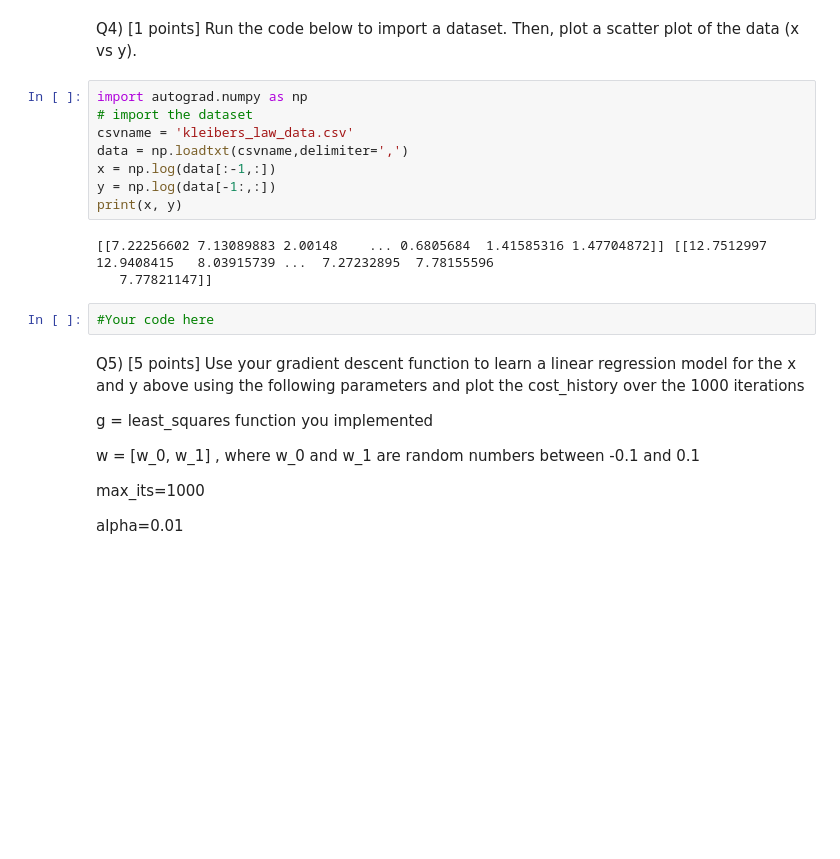
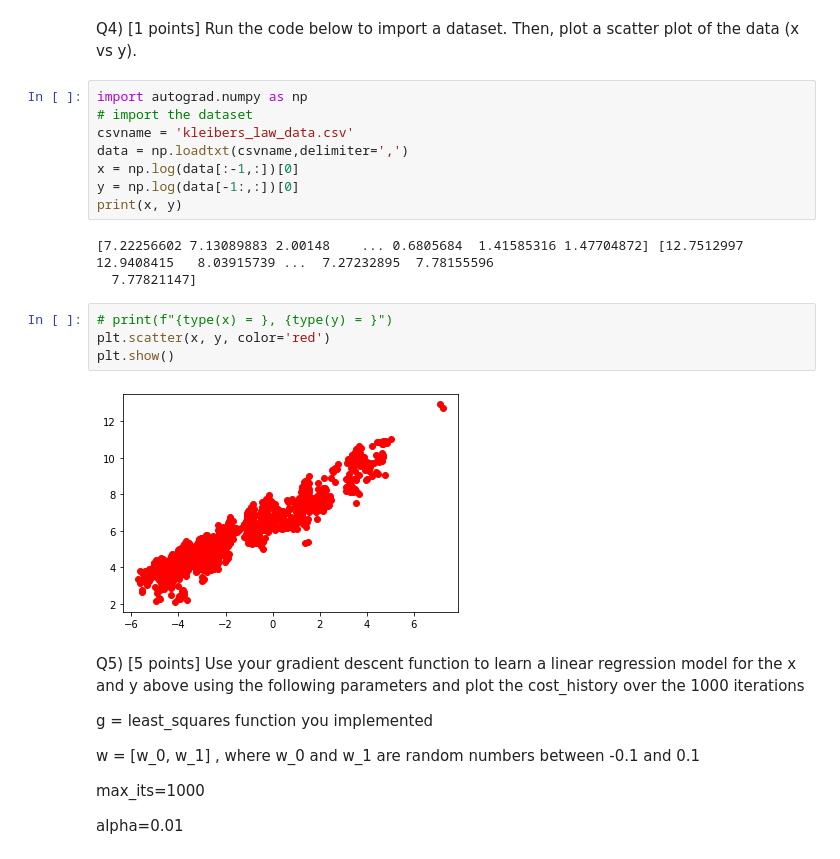
Before and after one commit to lostflux/machine-learning, a Jupyter notebook: HW2/HW2.ipynb, the cells around one changed output. Cells and saved outputs as stored; diff of their text form; blank space fills up the shorter version.

```diff
--- a/HW2/HW2.ipynb
+++ b/HW2/HW2.ipynb
@@ -33,14 +80,18 @@ import autograd.numpy as np
 # import the dataset
 csvname = 'kleibers_law_data.csv'
 data = np.loadtxt(csvname,delimiter=',')
-x = np.log(data[:-1,:])
-y = np.log(data[-1:,:])
+x = np.log(data[:-1,:])[0]
+y = np.log(data[-1:,:])[0]
 print(x, y)
 # %% [output]
-[[7.22256602 7.13089883 2.00148    ... 0.6805684  1.41585316 1.47704872]] [[12.7512997  12.9408415   8.03915739 ...  7.27232895  7.78155596
-   7.77821147]]
+[7.22256602 7.13089883 2.00148    ... 0.6805684  1.41585316 1.47704872] [12.7512997  12.9408415   8.03915739 ...  7.27232895  7.78155596
+  7.77821147]
-# %%
-#Your code here
+# %%
+# print(f"{type(x) = }, {type(y) = }")
+plt.scatter(x, y, color='red')
+plt.show()
+# %% [output]
+[figure, added]
 # %% [markdown]
 Q5) [5 points] Use your gradient descent function to learn a linear regression model for the x and y above using the following parameters and plot the cost_history over the 1000 iterations
 
```
Also changed, not shown: parts of 10 cells of this notebook.
